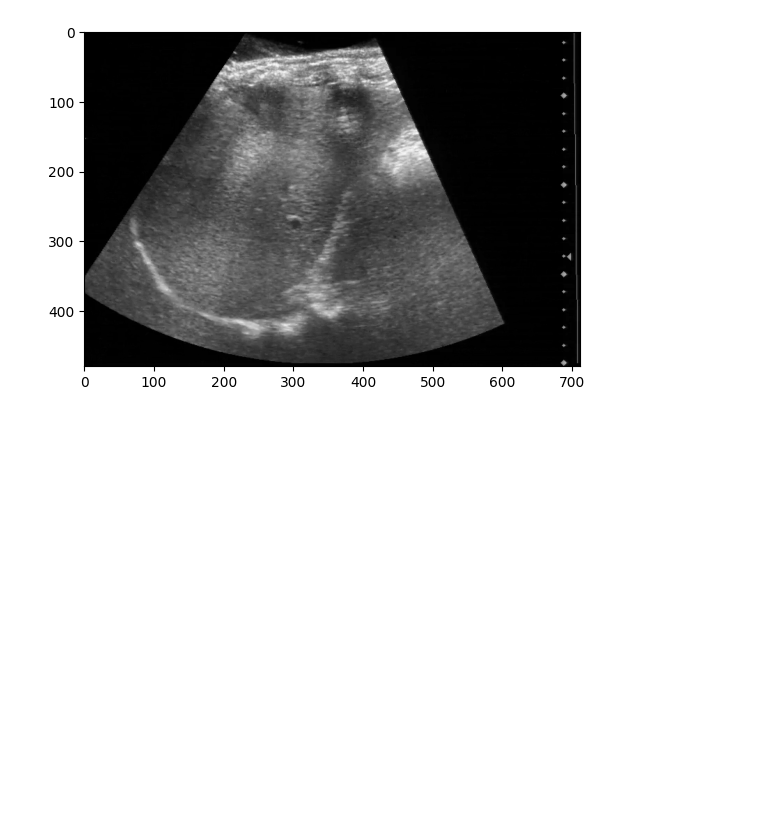
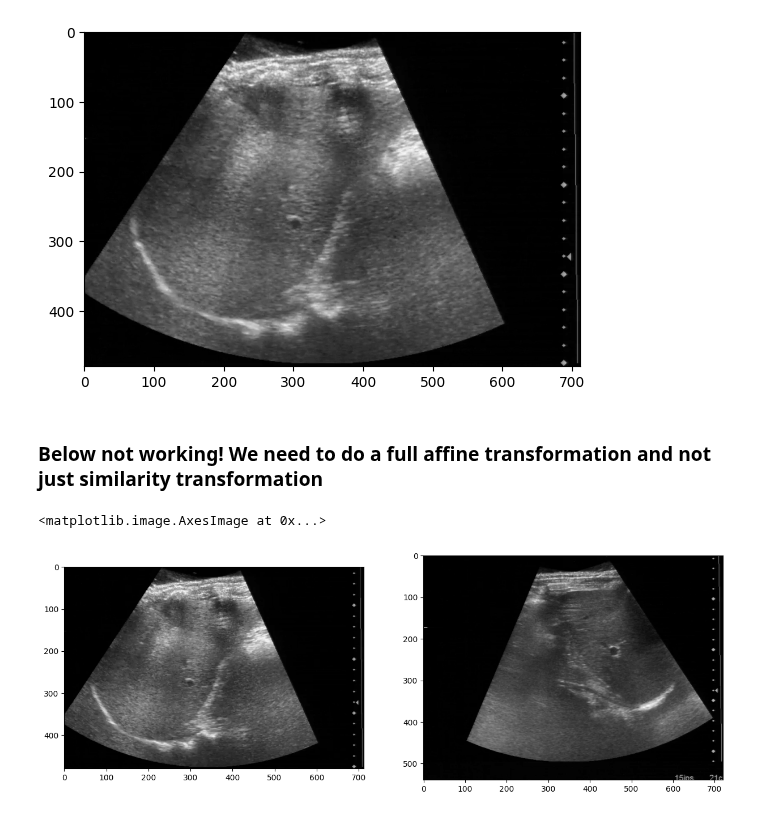
Before and after one commit to markusOlsen1/ModelBasedProject, a Jupyter notebook: main.ipynb, the cells around one changed output. Cells and saved outputs as stored; diff of their text form; code cells hidden in the pictures; blank space fills up the shorter version.

```diff
--- a/main.ipynb
+++ b/main.ipynb
@@ -91,0 +110,14 @@ def simTrans(p,q):
+# %% [markdown]
+### Below not working! We need to do a full affine transformation and not just similarity transformation
+# %%
+ref=1
+temp=3
+
+# I will try to transform from video 2 to 1
+# Visualize the first frame of each video
+fig,ax=plt.subplots(1,2,figsize=(15,8))
+ax[0].imshow(videosList[ref][0],cmap='gray')
+ax[1].imshow(videosList[temp][0],cmap='gray')
+# %% [output]
+<matplotlib.image.AxesImage at 0x...>
+[figure, added]
```
Also changed, not shown: parts of 11 cells of this notebook.
